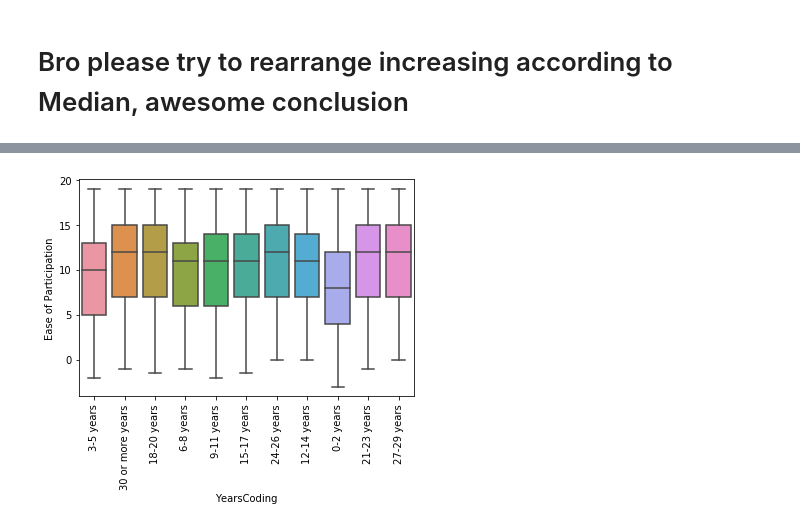
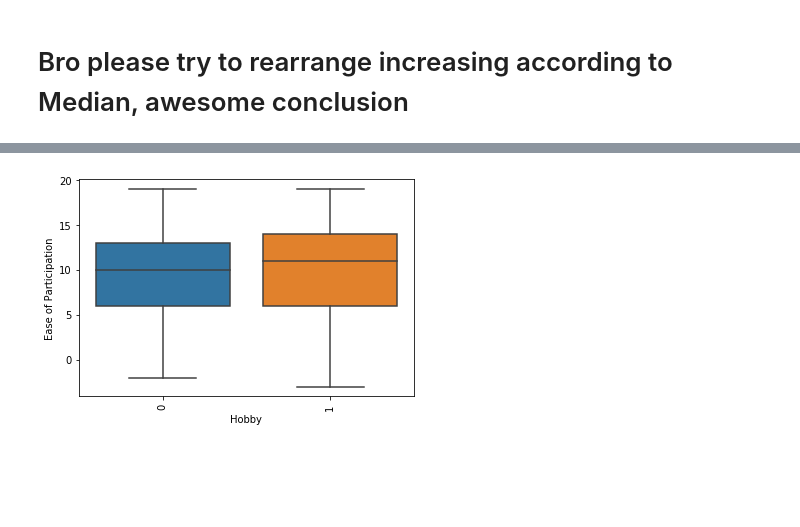
Before and after one commit to Fenil3510/StackOverflow_Kernel, a Jupyter notebook: SO_notebook_2.ipynb, the cells around one changed output, grey strips where cells are left out. Saved outputs shown, nothing was run; the diff lists cells and outputs as text; code cells hidden in the pictures; blank space fills up the shorter version.

```diff
--- a/SO_notebook_2.ipynb
+++ b/SO_notebook_2.ipynb
@@ -370,2 +281,9 @@ See the caveats in the documentation: http://pandas.pydata.org/pandas-docs/stabl
+# %%
+df2['is_islamic'] = df2.Country.isin(yo_muslim["Name"])
+# %%
+#Shifting to get log scale ---- for getting concentrated peak.
+temp = np.log(df2["Ease of Participation"] + 5)
+# %%
+df2["log_scale_participation_score"] = temp
 # %%
 plt.figure(1)
@@ -385,2 +306,4 @@ See the caveats in the documentation: http://pandas.pydata.org/pandas-docs/stabl
+# %%
+df2["is_windows"] = (df2["OperatingSystem"] == "Windows")
 # %%
 plt.figure(1)
@@ -496,8 +354,8 @@ dtype: float64
 # %%
 plt.figure(1)
-sns.boxplot(x = stack_learners["YearsCoding"] , y = stack_learners["Ease of Participation"])# , order = meds)
+sns.boxplot(x = df2["Hobby"] , y = df2["Ease of Participation"])# , order = meds)
 plt.xticks(rotation = 90)
 #pol.set_xticklabels(rotation=90)
 plt.show()
 # %% [output]
-[figure, old version]
+[figure, new version]
```
Also changed, not shown: parts of 57 cells of this notebook.
